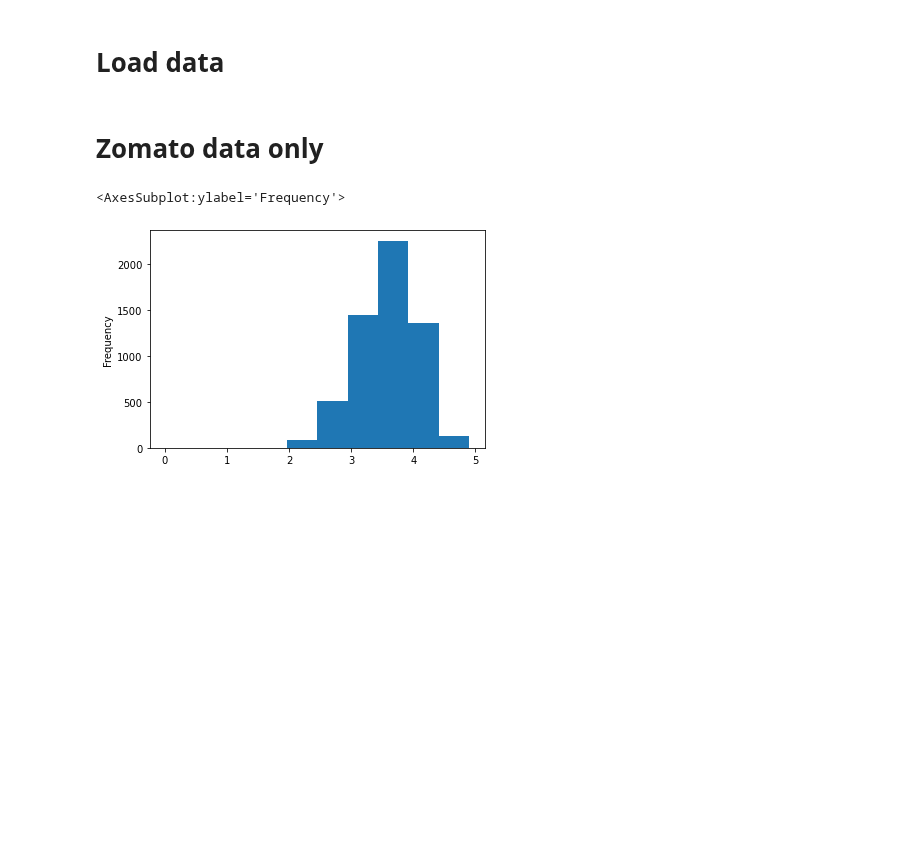
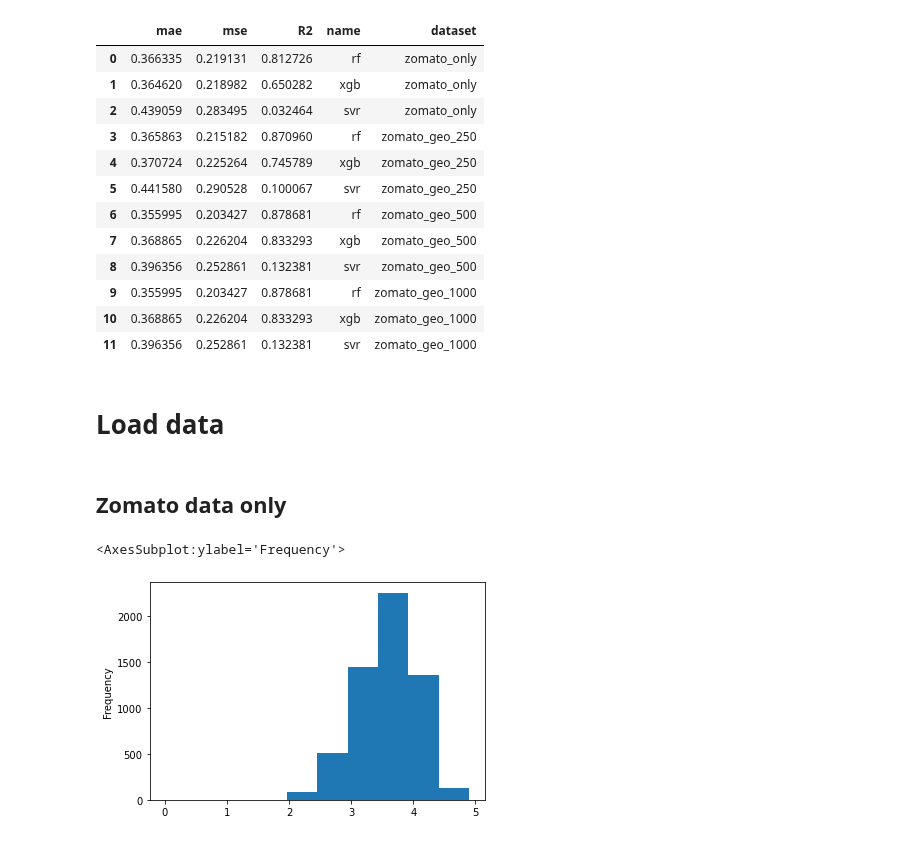
Before and after one commit to adamaulia/AdamThesis, a Jupyter notebook: 4_model.ipynb, the cells around one changed output. Saved outputs shown, nothing was run; the diff lists cells and outputs as text; code cells hidden in the pictures; blank space fills up the shorter version.

Commit message:
update bulk training

```diff
--- a/4_model.ipynb
+++ b/4_model.ipynb
@@ -72,7 +94,52 @@ def bulk_train(df_input, drop_column, target_column):
+# %%
+# zomato geo 250
+df_zom_poi = pd.read_csv('data/3_clean_zomato_gof_250.csv')
+df_zom_poi['rest_price_idr'] = df_zom_poi['rest_price_idr'] / 1000
+df_zom_poi['rest_price_idr'] = df_zom_poi['rest_price_idr'].astype(int)
+
+drop_column = ['url','index','rating','lat','long','review','new_code_res_type','new_code_fac','geohash']
+target_column = 'rating'
+model_zom_geo_250, report_zom_geo_250 = bulk_train(df_input=df_zom_poi, drop_column=drop_column, target_column=target_column, dataset_name='zomato_geo_250')
+# %%
+# zomato geo 500
+df_zom_poi = pd.read_csv('data/3_clean_zomato_gof_500.csv')
+df_zom_poi['rest_price_idr'] = df_zom_poi['rest_price_idr'] / 1000
+df_zom_poi['rest_price_idr'] = df_zom_poi['rest_price_idr'].astype(int)
+
+drop_column = ['url','index','rating','lat','long','review','new_code_res_type','new_code_fac','geohash']
+target_column = 'rating'
+model_zom_geo_500, report_zom_geo_500 = bulk_train(df_input=df_zom_poi, drop_column=drop_column, target_column=target_column, dataset_name='zomato_geo_500')
+# %%
+# zomato geo 1000
+df_zom_poi = pd.read_csv('data/3_clean_zomato_gof_1000.csv')
+df_zom_poi['rest_price_idr'] = df_zom_poi['rest_price_idr'] / 1000
+df_zom_poi['rest_price_idr'] = df_zom_poi['rest_price_idr'].astype(int)
+
+drop_column = ['url','index','rating','lat','long','review','new_code_res_type','new_code_fac','geohash']
+target_column = 'rating'
+model_zom_geo_1000, report_zom_geo_1000 = bulk_train(df_input=df_zom_poi, drop_column=drop_column, target_column=target_column, dataset_name='zomato_geo_1000')
+# %%
+all_df_error_report = pd.concat([report_zom, report_zom_geo_250, report_zom_geo_500, report_zom_geo_1000])
+# %%
+all_df_error_report.reset_index().drop('index',axis=1)
+# %% [output]
+|  | mae | mse | R2 | name | dataset |
+| 0 | 0.366335 | 0.219131 | 0.812726 | rf | zomato_only |
+| 1 | 0.364620 | 0.218982 | 0.650282 | xgb | zomato_only |
+| 2 | 0.439059 | 0.283495 | 0.032464 | svr | zomato_only |
+| 3 | 0.365863 | 0.215182 | 0.870960 | rf | zomato_geo_250 |
+| 4 | 0.370724 | 0.225264 | 0.745789 | xgb | zomato_geo_250 |
+| 5 | 0.441580 | 0.290528 | 0.100067 | svr | zomato_geo_250 |
+| 6 | 0.355995 | 0.203427 | 0.878681 | rf | zomato_geo_500 |
+| 7 | 0.368865 | 0.226204 | 0.833293 | xgb | zomato_geo_500 |
+| 8 | 0.396356 | 0.252861 | 0.132381 | svr | zomato_geo_500 |
+| 9 | 0.355995 | 0.203427 | 0.878681 | rf | zomato_geo_1000 |
+| 10 | 0.368865 | 0.226204 | 0.833293 | xgb | zomato_geo_1000 |
+| 11 | 0.396356 | 0.252861 | 0.132381 | svr | zomato_geo_1000 |
 # %% [markdown]
 # Load data
 # %% [markdown]
-# Zomato data only
+##  Zomato data only
 # %%
 # df = pd.read_csv('data/3_clean_zomato_gof_1000.csv')
 df_zom = pd.read_csv('data/3_clean_zomato_feat.csv')
```
Also changed, not shown: parts of 9 cells of this notebook, 1 other file.
